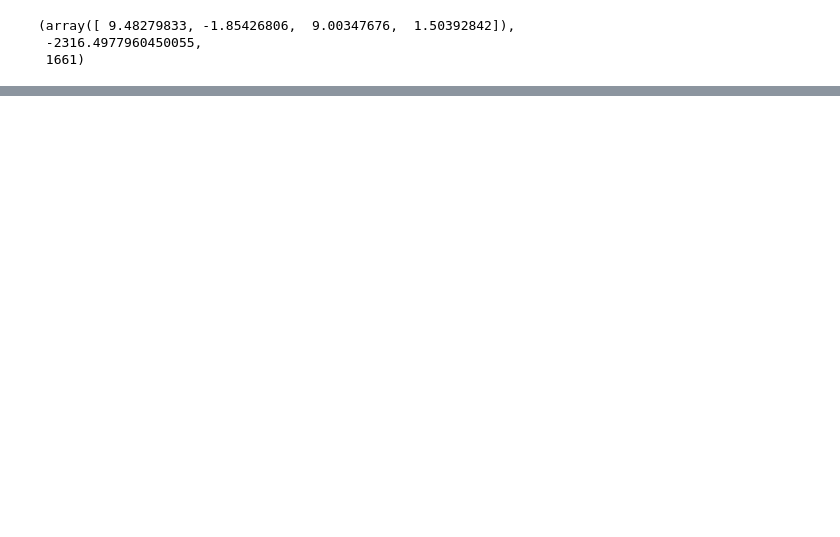
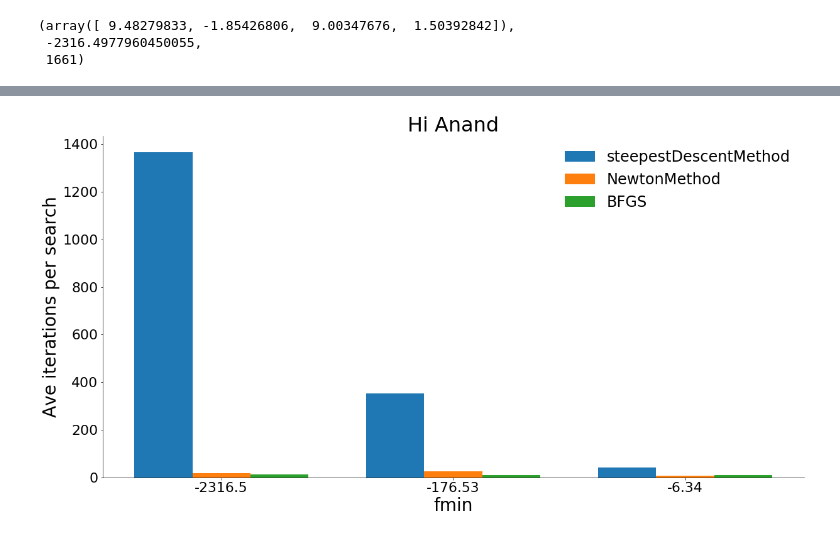
Before and after one commit to a-westcott/tior-group-project, a Jupyter notebook: Descent Methods.ipynb, the cells around one changed output, grey strips where cells are left out. Cells and saved outputs as stored; diff of their text form; code cells hidden in the pictures; blank space fills up the shorter version.

```diff
--- a/Descent Methods.ipynb
+++ b/Descent Methods.ipynb
@@ -266,0 +305,43 @@ steepestDescentMethod(f, gradf, np.array([1.0, 2,3,4]), 10**(-2), 10**(-5), 10)
+# %%
+def plot(x, y, title='Title'):
+    data = results.groupby(['algorithm', x]).mean().reset_index()
+
+    # Special case for counts
+    if y == 'count':
+        counts = results.groupby(['algorithm', x]).count()
+        index = counts.index.names
+        counts = counts.reset_index()[index+['time']]
+        counts.columns = index + ['count']
+        data = pd.merge(left=results.groupby(['algorithm', x]).mean().reset_index(), right=counts, on=index)
+
+    labels = data[x].unique()
+    sdm = data[data['algorithm'] == 'steepestDescentMethod'][y]
+    nm = data[data['algorithm'] == 'NewtonMethod'][y]
+    bfgs = data[data['algorithm'] == 'BFGS'][y]
+
+    fig, ax = plt.subplots(figsize=(20, 10))
+
+    xs = np.arange(len(labels))  # the label locations
+    width = 0.25  # the width of the bars
+
+    ax.bar(xs - width, sdm,  width, label='steepestDescentMethod')
+    ax.bar(xs,         nm,   width, label='NewtonMethod')
+    ax.bar(xs + width, bfgs, width, label='BFGS')
+
+    # Add some text for labels, title and custom x-axis tick labels, etc.
+    if y == 'iterations':
+        ax.set_ylabel('Ave iterations per search', fontsize=28)
+    elif y == 'time':
+        ax.set_ylabel('Ave time per search (sec)', fontsize=28)
+    else:
+        ax.set_ylabel('No. of times', fontsize=28)
+
+    ax.set_xlabel(x, fontsize=28)
+    ax.set_title(title, fontsize=32)
+    ax.set_xticks(xs)
+    ax.set_xticklabels(labels)
+    ax.legend(frameon=False, fontsize=24)
+    ax.tick_params(axis='x', labelsize=22)
+    ax.tick_params(axis='y', labelsize=22)
+    sns.despine()
+    plt.show()
@@ -266,0 +398,4 @@ steepestDescentMethod(f, gradf, np.array([1.0, 2,3,4]), 10**(-2), 10**(-5), 10)
+# %%
+plot('fmin', 'iterations', 'Hi Anand')
+# %% [output]
+[figure, added]
```
Also changed, not shown: parts of 12 cells of this notebook.
